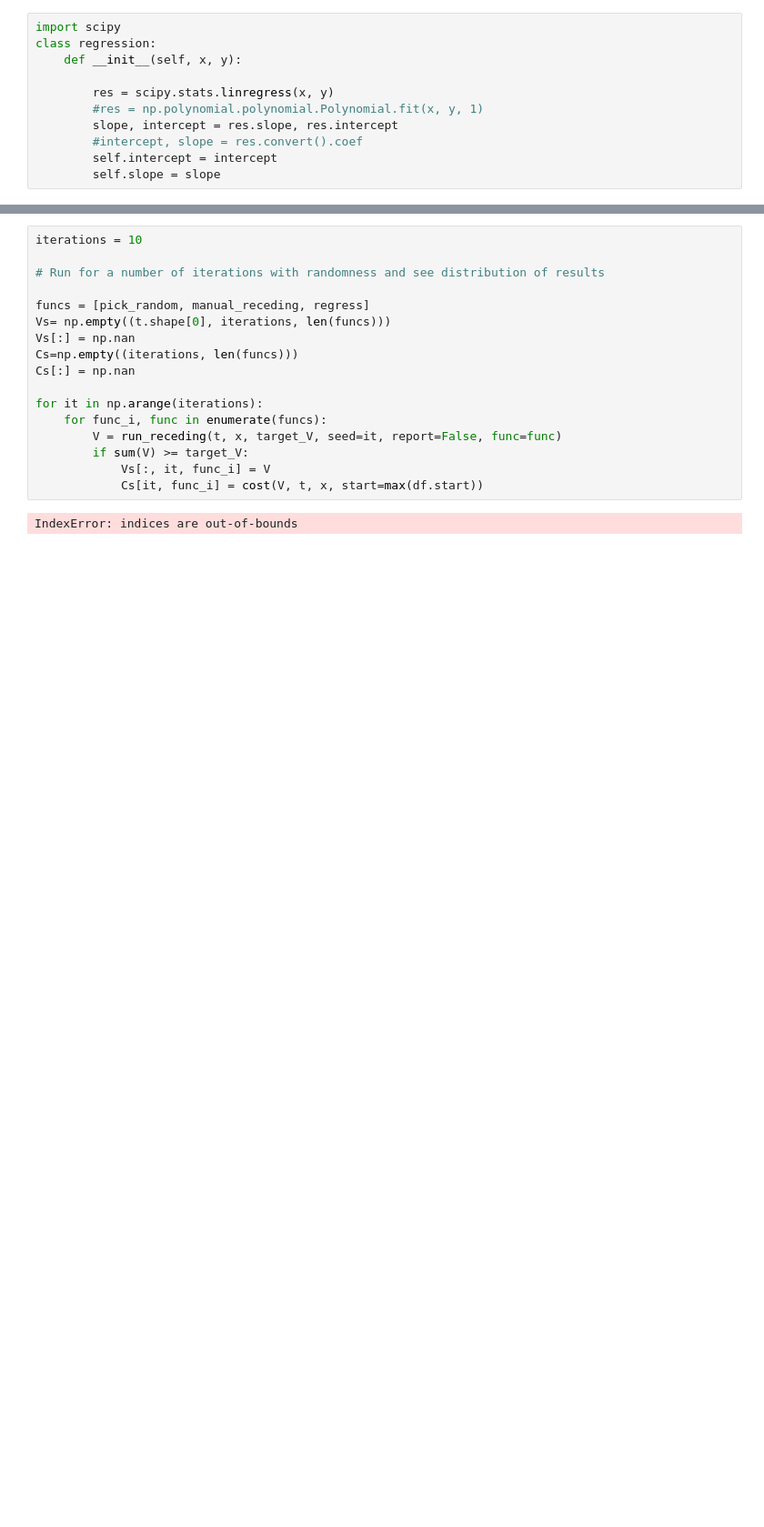
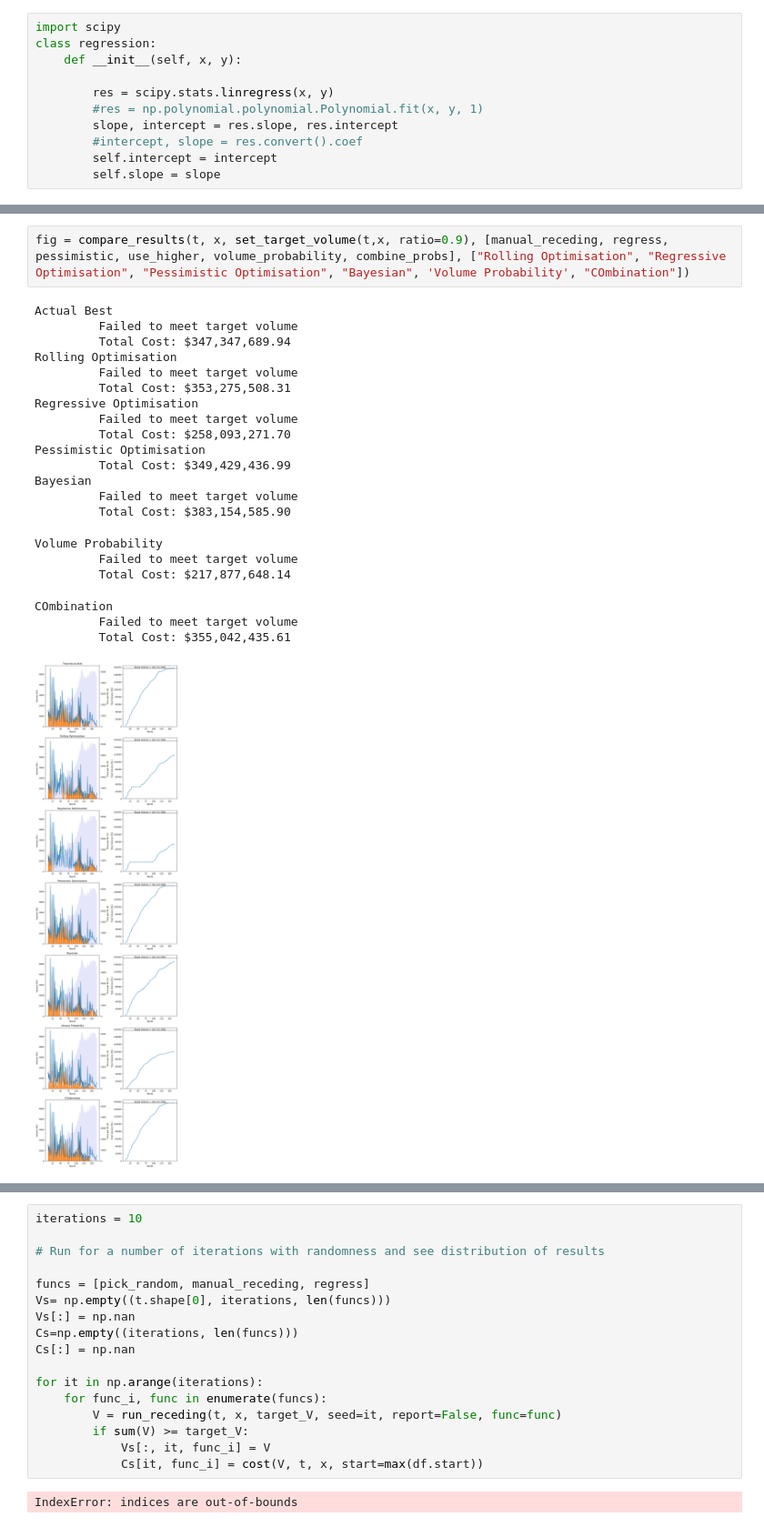
Before and after one commit to ELEN-Workshops-and-LDI/LDI-ML, a Jupyter notebook: Optimisation/RollingOptimisation.ipynb, the cells around one changed output, grey strips where cells are left out. Shown at 91% size. Cells and saved outputs as stored; diff of their text form; blank space fills up the shorter version.

```diff
--- a/Optimisation/RollingOptimisation.ipynb
+++ b/Optimisation/RollingOptimisation.ipynb
@@ -323,0 +443,24 @@ df_vol[df_vol.start==34]
+# %%
+fig = compare_results(t, x, set_target_volume(t,x, ratio=0.9), [manual_receding, regress, pessimistic, use_higher, volume_probability, combine_probs], ["Rolling Optimisation", "Regressive Optimisation", "Pessimistic Optimisation", "Bayesian", 'Volume Probability', "COmbination"])
+# %% [output]
+Actual Best
+         Failed to meet target volume
+         Total Cost: $347,347,689.94
+Rolling Optimisation
+         Failed to meet target volume
+         Total Cost: $353,275,508.31
+Regressive Optimisation
+         Failed to meet target volume
+         Total Cost: $258,093,271.70
+Pessimistic Optimisation
+         Total Cost: $349,429,436.99
+Bayesian
+         Failed to meet target volume
+         Total Cost: $383,154,585.90
+Volume Probability
+         Failed to meet target volume
+         Total Cost: $217,877,648.14
+COmbination
+         Failed to meet target volume
+         Total Cost: $355,042,435.61
+[figure, added]
```
Also changed, not shown: parts of 20 cells of this notebook, 8 other files.
